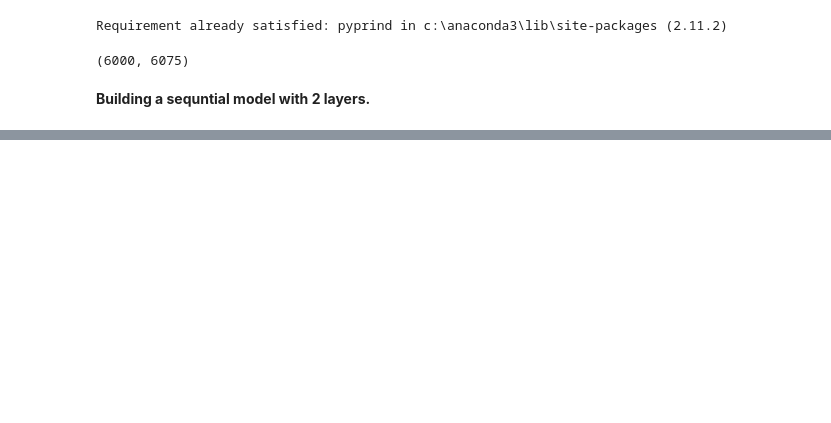
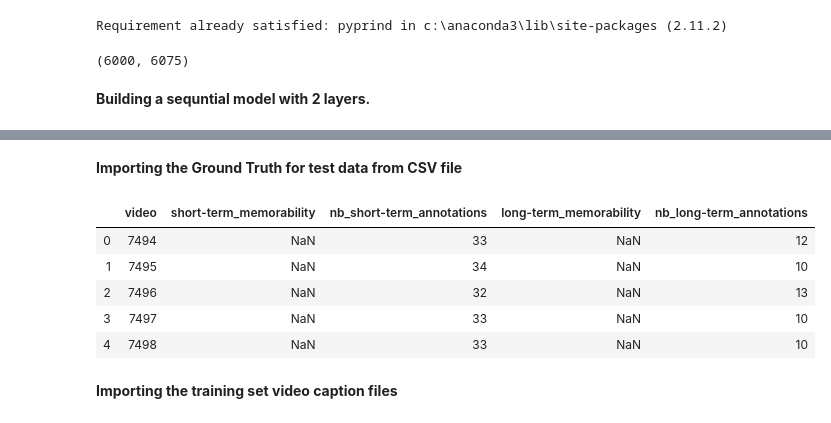
Before and after one commit to Amruthhs/Media-Memorability, a Jupyter notebook: MemorabilityScore.ipynb, the cells around one changed output, grey strips where cells are left out. Cells and saved outputs as stored; diff of their text form; code cells hidden in the pictures; blank space fills up the shorter version.

```diff
--- a/MemorabilityScore.ipynb
+++ b/MemorabilityScore.ipynb
@@ -1047,0 +1189,15 @@ Therefore My final model will be based on TFIDF values of captions using Random
+# %% [markdown]
+**Importing the Ground Truth for test data from CSV file**
+# %%
+ground_truth_test = pd.read_csv('Test-set/Ground-truth_test/ground_truth_template.csv')
+# %%
+ground_truth_test.head()
+# %% [output]
+|  | video | short-term_memorability | nb_short-term_annotations | long-term_memorability | nb_long-term_annotations |
+| 0 | 7494 | NaN | 33 | NaN | 12 |
+| 1 | 7495 | NaN | 34 | NaN | 10 |
+| 2 | 7496 | NaN | 32 | NaN | 13 |
+| 3 | 7497 | NaN | 33 | NaN | 10 |
+| 4 | 7498 | NaN | 33 | NaN | 10 |
+# %% [markdown]
+**Importing the training set video caption files**
```
Also changed, not shown: parts of 245 cells of this notebook.
